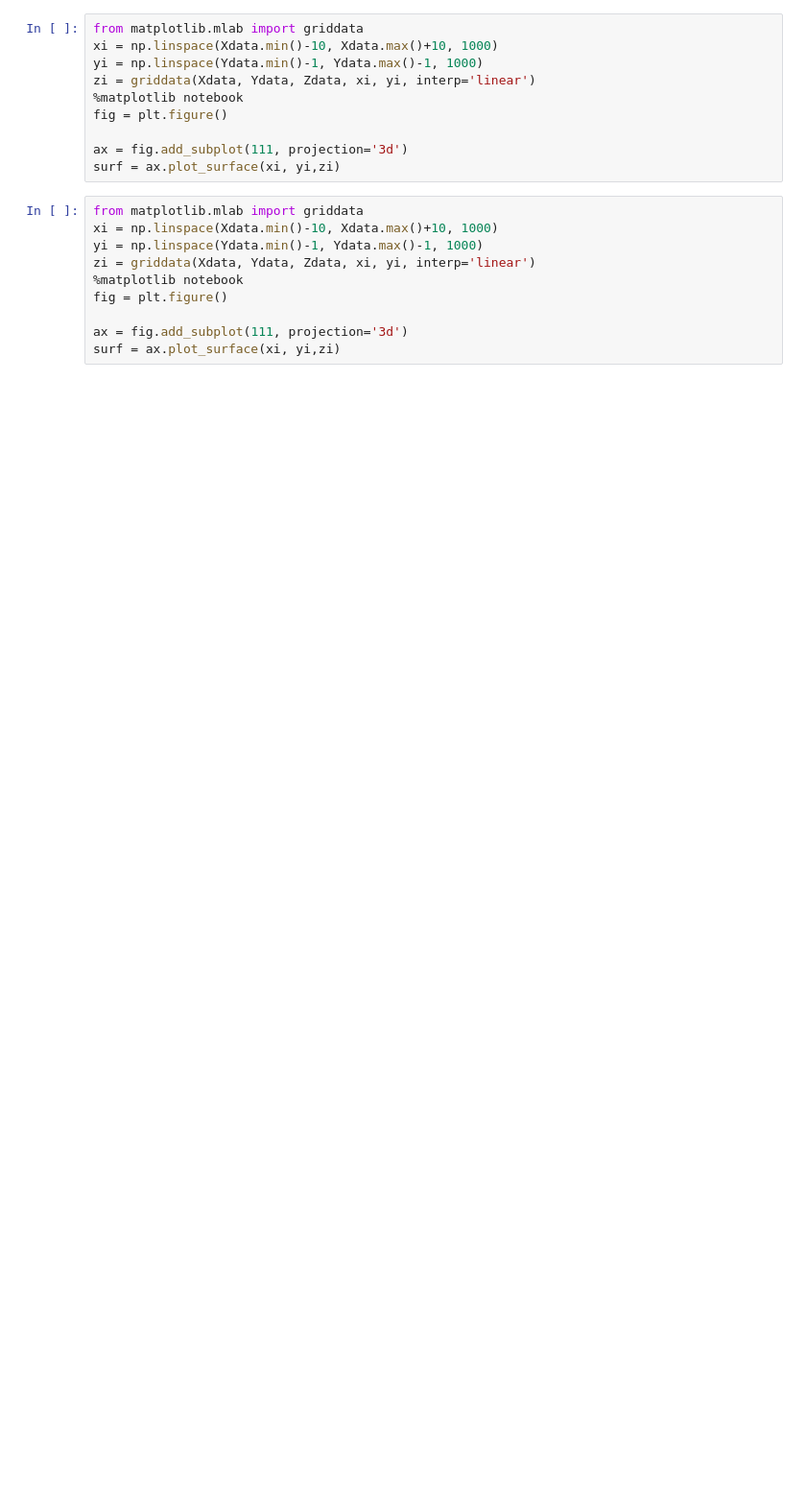
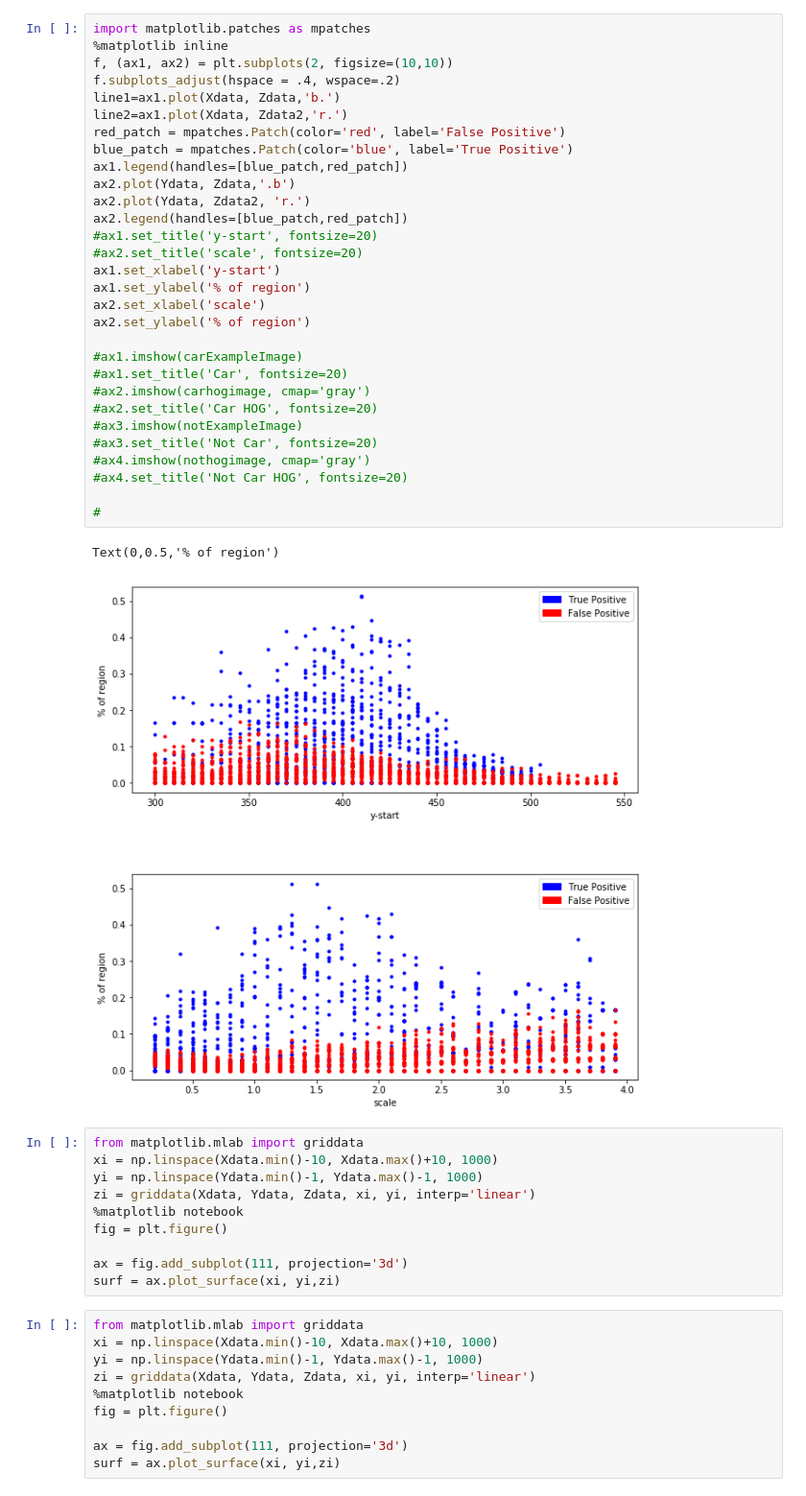
Before and after one commit to henrisve/CarND-Vehicle-Detection, a Jupyter notebook: Analysing.ipynb, the cells around one changed output. Shown: that part at 96% size. Drawn from its saved outputs; the diff is of its cells as text; blank space fills up the shorter version.

```diff
--- a/Analysing.ipynb
+++ b/Analysing.ipynb
@@ -38,6 +39,39 @@ surf2 = ax.scatter(Xdata, Ydata,Zdata2,s=5)
 [ 0.04153646  0.040625    0.02981771 ...,  0.06817946  0.          0.03370001]
 [interactive output not drawn]
 [interactive output not drawn]
+# %%
+import matplotlib.patches as mpatches
+%matplotlib inline
+f, (ax1, ax2) = plt.subplots(2, figsize=(10,10))
+f.subplots_adjust(hspace = .4, wspace=.2)
+line1=ax1.plot(Xdata, Zdata,'b.')
+line2=ax1.plot(Xdata, Zdata2,'r.')
+red_patch = mpatches.Patch(color='red', label='False Positive')
+blue_patch = mpatches.Patch(color='blue', label='True Positive')
+ax1.legend(handles=[blue_patch,red_patch])
+ax2.plot(Ydata, Zdata,'.b')
+ax2.plot(Ydata, Zdata2, 'r.')
+ax2.legend(handles=[blue_patch,red_patch])
+#ax1.set_title('y-start', fontsize=20)
+#ax2.set_title('scale', fontsize=20)
+ax1.set_xlabel('y-start')
+ax1.set_ylabel('% of region')
+ax2.set_xlabel('scale')
+ax2.set_ylabel('% of region')
+
+#ax1.imshow(carExampleImage)
+#ax1.set_title('Car', fontsize=20)
+#ax2.imshow(carhogimage, cmap='gray')
+#ax2.set_title('Car HOG', fontsize=20)
+#ax3.imshow(notExampleImage)
+#ax3.set_title('Not Car', fontsize=20)
+#ax4.imshow(nothogimage, cmap='gray')
+#ax4.set_title('Not Car HOG', fontsize=20)
+
+#
+# %% [output]
+Text(0,0.5,'% of region')
+[figure, added]
 # %%
 from matplotlib.mlab import griddata
 xi = np.linspace(Xdata.min()-10, Xdata.max()+10, 1000)
```
Also changed, not shown: parts of 1 cell of this notebook, 1 other file.
